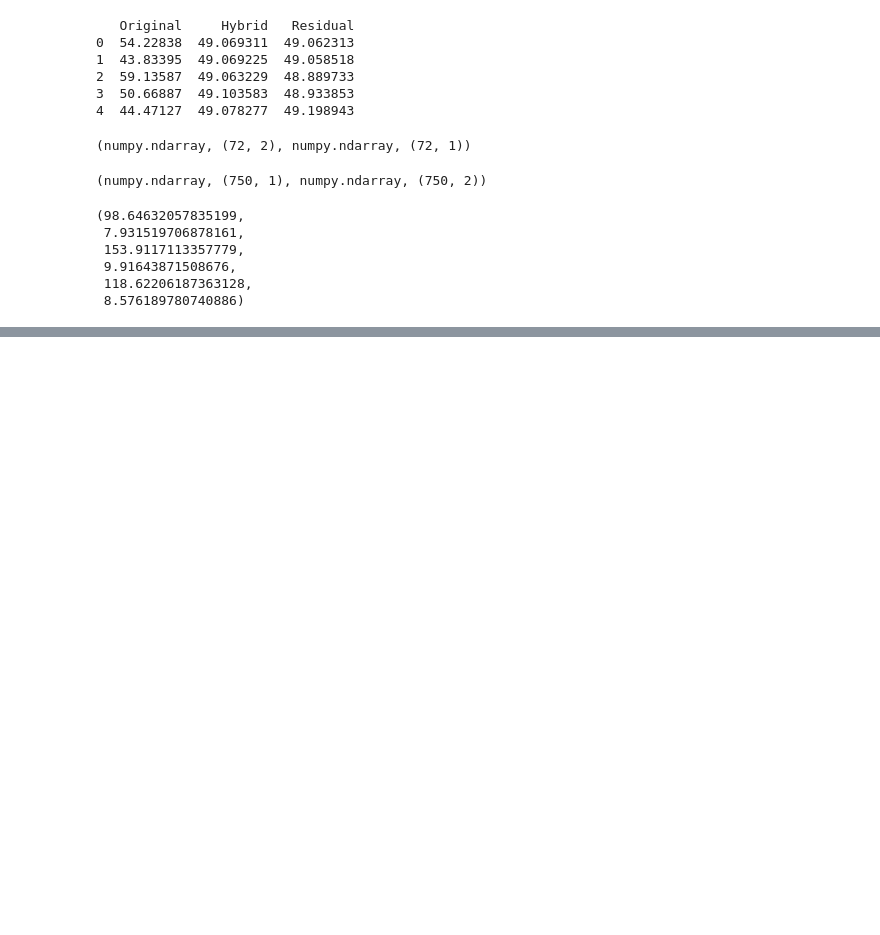
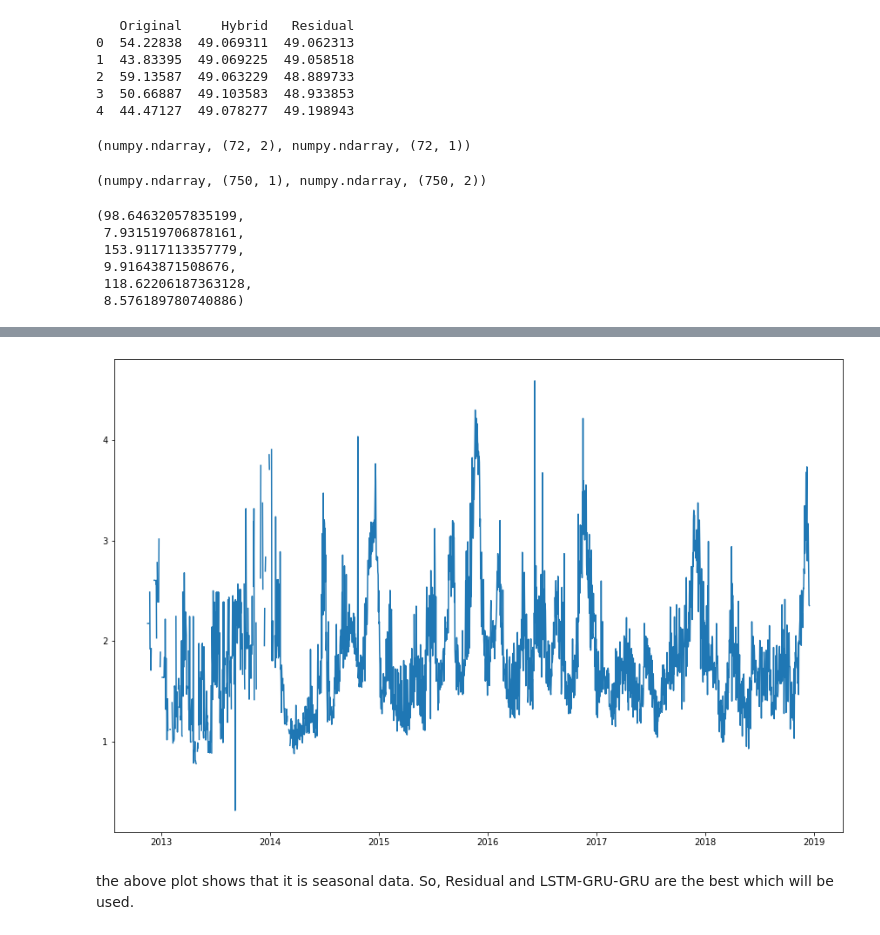
Before and after one commit to msaad1311/Imputation-across-applications, a Jupyter notebook: Imputation_across_applications.ipynb, the cells around one changed output, grey strips where cells are left out. Saved outputs shown, nothing was run; the diff lists cells and outputs as text; code cells hidden in the pictures; blank space fills up the shorter version.

```diff
--- a/Imputation_across_applications.ipynb
+++ b/Imputation_across_applications.ipynb
@@ -813,0 +819,2 @@ mse(ytest,predictions),mae(ytest,predictions),mse(ytest,predictions2),mae(ytest,
+# %%
+df=pd.read_excel('/content/LSP Need Interpolation.xlsx')
@@ -813,0 +844,8 @@ mse(ytest,predictions),mae(ytest,predictions),mse(ytest,predictions2),mae(ytest,
+# %%
+plt.figure(figsize=(15,10))
+plt.plot(df['Date'],df['Average Price'])
+plt.show()
+# %% [output]
+[figure, added]
+# %% [markdown]
+the above plot shows that it is seasonal data. So, Residual and LSTM-GRU-GRU are the best which will be used.
```
Also changed, not shown: parts of 8 cells of this notebook.
